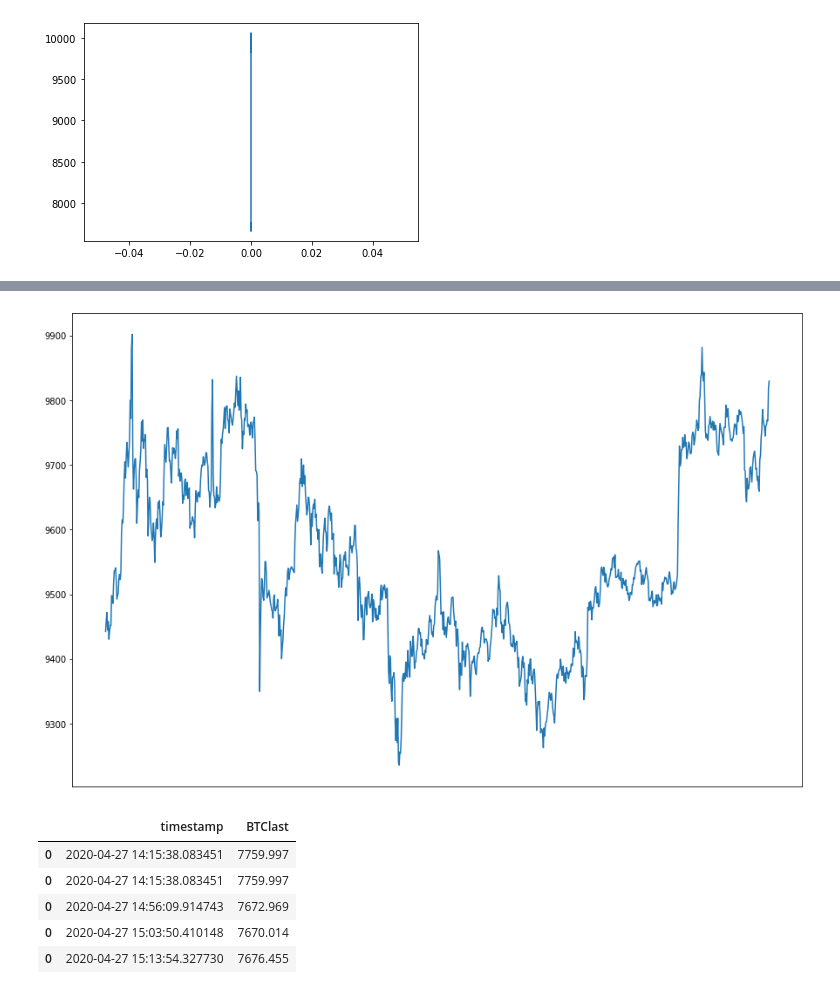
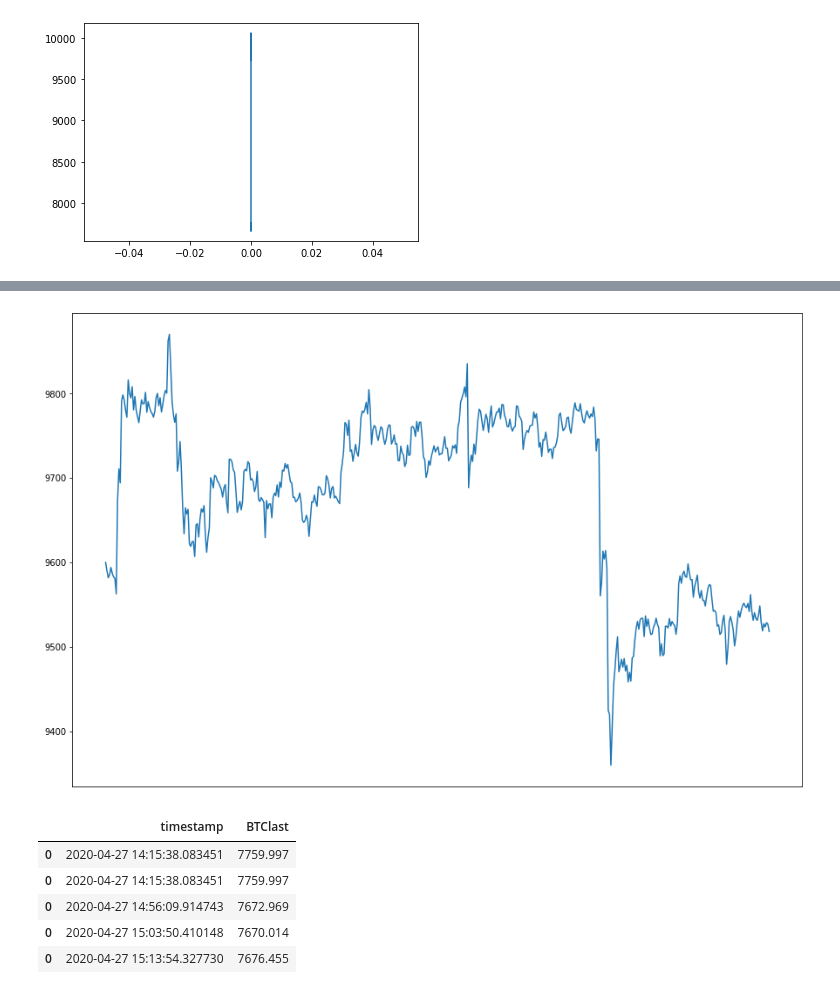
Before and after one commit to Tyler-Owen-Morris/FLO_bot, a Jupyter notebook: Data_Miner.ipynb, the cells around one changed output, grey strips where cells are left out. Saved outputs shown, nothing was run; the diff lists cells and outputs as text; code cells hidden in the pictures.

```diff
--- a/Data_Miner.ipynb
+++ b/Data_Miner.ipynb
@@ -185,10 +185,10 @@ plt.yscale('log')
 # %%
 fig, ax = plt.subplots(figsize=(15,10))
-show = 1000
+show = 500
 ax.plot(existing_df['timestamp'].tail(show), existing_df['BTClast'].tail(show))
 ax.get_xaxis().set_visible(False)
 # %% [output]
-[figure, old version]
+[figure, new version]
 # %%
 df = existing_df[['timestamp', 'BTClast']]
 #df.timestamp = df['timestamp'].map(lambda x : pd.to_datetime(x))
```
Also changed, not shown: parts of 6 cells of this notebook, 2 other files.
